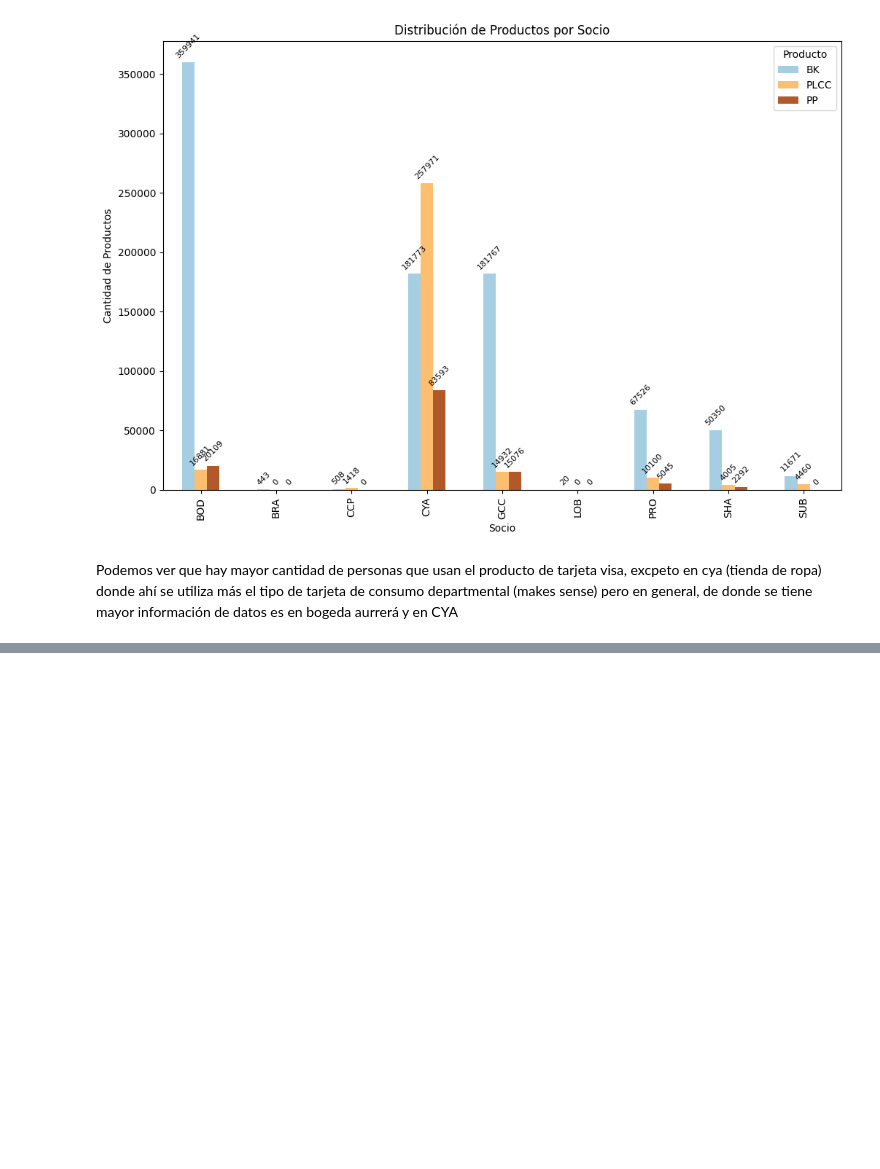
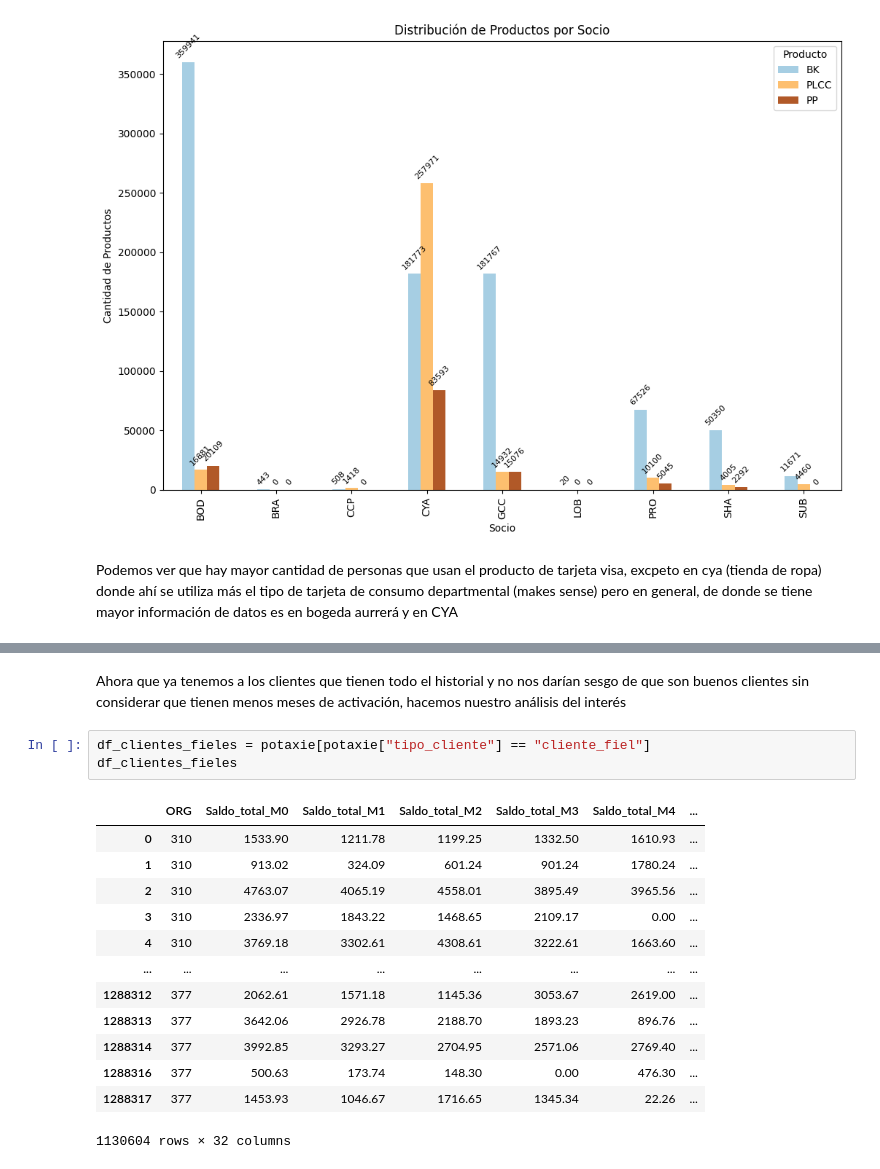
Before and after one commit to SaraRiveraM/Bradescard-Equipo-4, a Jupyter notebook: Notebooks/RETO.ipynb, the cells around one changed output, grey strips where cells are left out. Cells and saved outputs as stored; diff of their text form; blank space fills up the shorter version.

```diff
--- a/Notebooks/RETO.ipynb
+++ b/Notebooks/RETO.ipynb
@@ -103,0 +212,19 @@ Podemos ver que hay mayor cantidad de personas que usan el producto de tarjeta v
+# %% [markdown]
+Ahora que ya tenemos a los clientes que tienen todo el historial y no nos darían sesgo de que son buenos clientes sin considerar que tienen menos meses de activación, hacemos nuestro análisis del interés
+# %%
+df_clientes_fieles = potaxie[potaxie["tipo_cliente"] == "cliente_fiel"]
+df_clientes_fieles
+# %% [output]
+|  | ORG | Saldo_total_M0 | Saldo_total_M1 | Saldo_total_M2 | Saldo_total_M3 | Saldo_total_M4 | ... |
+| 0 | 310 | 1533.90 | 1211.78 | 1199.25 | 1332.50 | 1610.93 | ... |
+| 1 | 310 | 913.02 | 324.09 | 601.24 | 901.24 | 1780.24 | ... |
+| 2 | 310 | 4763.07 | 4065.19 | 4558.01 | 3895.49 | 3965.56 | ... |
+| 3 | 310 | 2336.97 | 1843.22 | 1468.65 | 2109.17 | 0.00 | ... |
+| 4 | 310 | 3769.18 | 3302.61 | 4308.61 | 3222.61 | 1663.60 | ... |
+| ... | ... | ... | ... | ... | ... | ... | ... |
+| 1288312 | 377 | 2062.61 | 1571.18 | 1145.36 | 3053.67 | 2619.00 | ... |
+| 1288313 | 377 | 3642.06 | 2926.78 | 2188.70 | 1893.23 | 896.76 | ... |
+| 1288314 | 377 | 3992.85 | 3293.27 | 2704.95 | 2571.06 | 2769.40 | ... |
+| 1288316 | 377 | 500.63 | 173.74 | 148.30 | 0.00 | 476.30 | ... |
+| 1288317 | 377 | 1453.93 | 1046.67 | 1716.65 | 1345.34 | 22.26 | ... |
+1130604 rows × 32 columns
```
Also changed, not shown: parts of 24 cells of this notebook.
